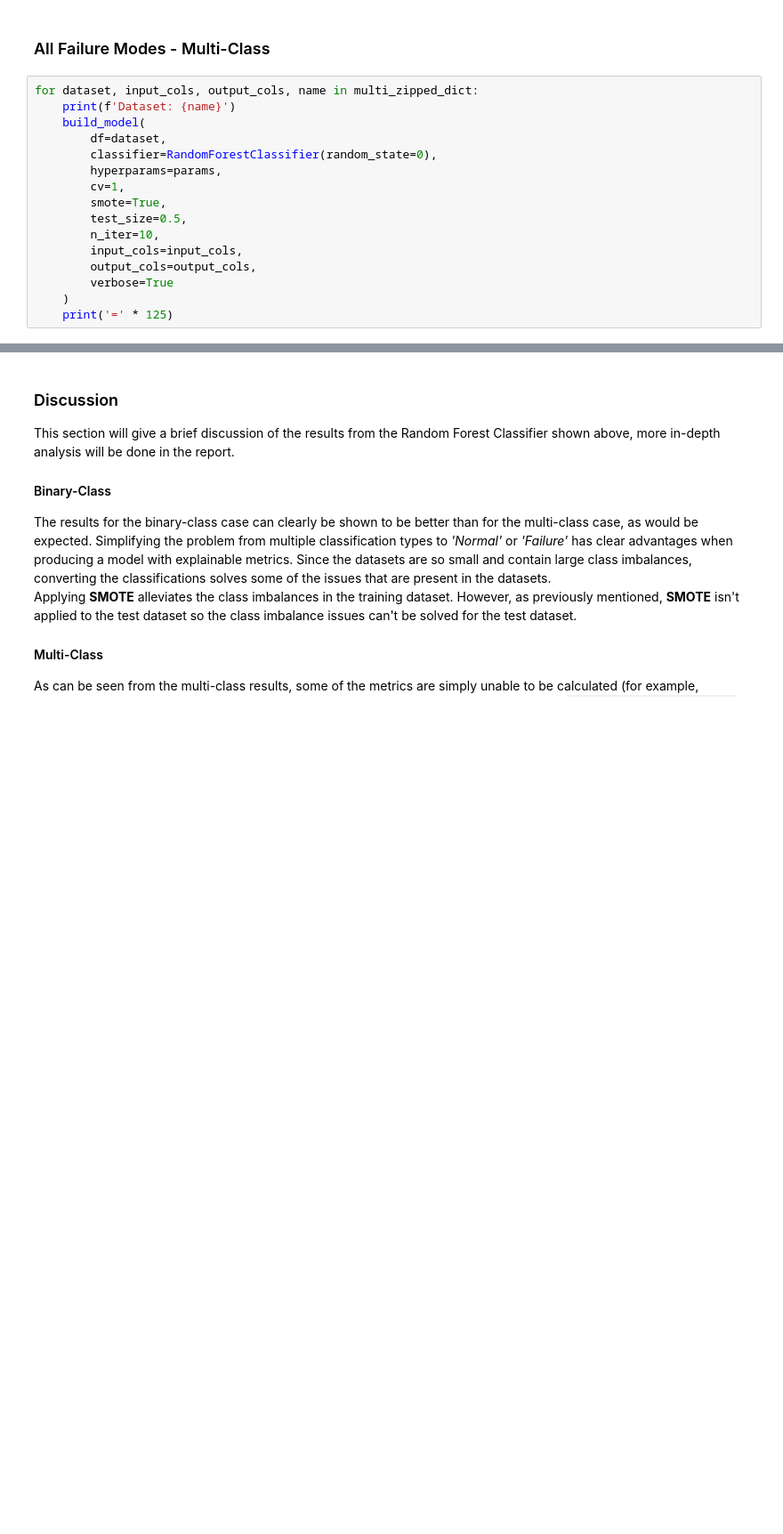
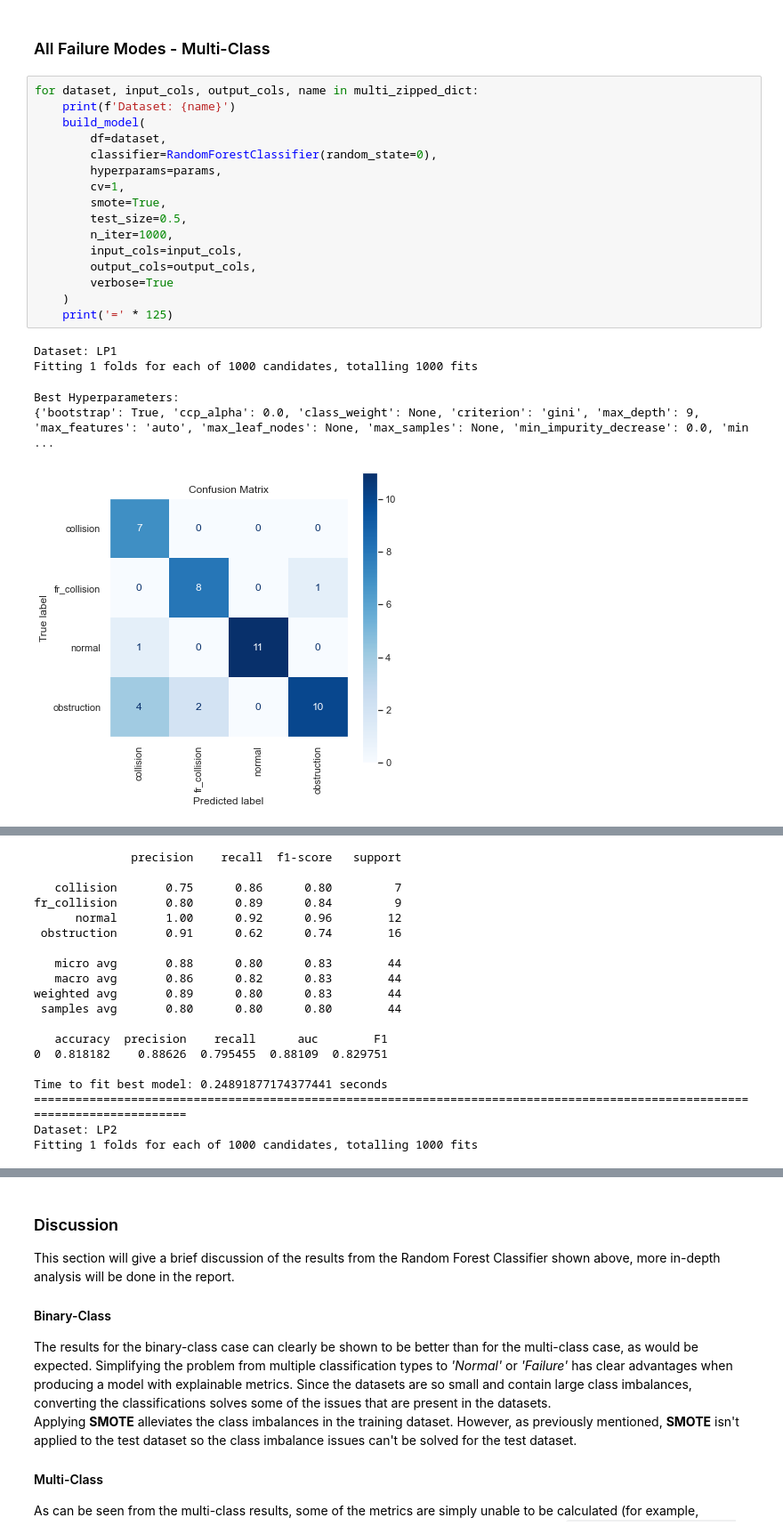
Before and after one commit to Danielwoodh/Robot-Failure-Classification, a Jupyter notebook: robot-failure-classification.ipynb, the cells around one changed output, grey strips where cells are left out. Shown at 89% size. Cells and saved outputs as stored; diff of their text form; blank space fills up the shorter version.

```diff
--- a/robot-failure-classification.ipynb
+++ b/robot-failure-classification.ipynb
@@ -810,16 +807,22 @@ Fitting 1 folds for each of 10 candidates, totalling 10 fits
 # %%
 for dataset, input_cols, output_cols, name in multi_zipped_dict:
     print(f'Dataset: {name}')
     build_model(
         df=dataset,
         classifier=RandomForestClassifier(random_state=0),
         hyperparams=params,
         cv=1,
         smote=True,
         test_size=0.5,
-        n_iter=10,
+        n_iter=1000,
         input_cols=input_cols,
         output_cols=output_cols,
         verbose=True
     )
     print('=' * 125)
+# %% [output]
+Dataset: LP1
+Fitting 1 folds for each of 1000 candidates, totalling 1000 fits
+Best Hyperparameters:
+{'bootstrap': True, 'ccp_alpha': 0.0, 'class_weight': None, 'criterion': 'gini', 'max_depth': 9, 'max_features': 'auto', 'max_leaf_nodes': None, 'max_samples': None, 'min_impurity_decrease': 0.0, 'min ...
+[figure, added]
@@ -825,0 +830,19 @@ for dataset, input_cols, output_cols, name in multi_zipped_dict:
+              precision    recall  f1-score   support
+
+   collision       0.75      0.86      0.80         7
+fr_collision       0.80      0.89      0.84         9
+      normal       1.00      0.92      0.96        12
+ obstruction       0.91      0.62      0.74        16
+
+   micro avg       0.88      0.80      0.83        44
+   macro avg       0.86      0.82      0.83        44
+weighted avg       0.89      0.80      0.83        44
+ samples avg       0.80      0.80      0.80        44
+
+   accuracy  precision    recall      auc        F1
+0  0.818182    0.88626  0.795455  0.88109  0.829751
+
+Time to fit best model: 0.24891877174377441 seconds
+=============================================================================================================================
+Dataset: LP2
+Fitting 1 folds for each of 1000 candidates, totalling 1000 fits
```
Also changed, not shown: parts of 12 cells of this notebook, 1 other file.
